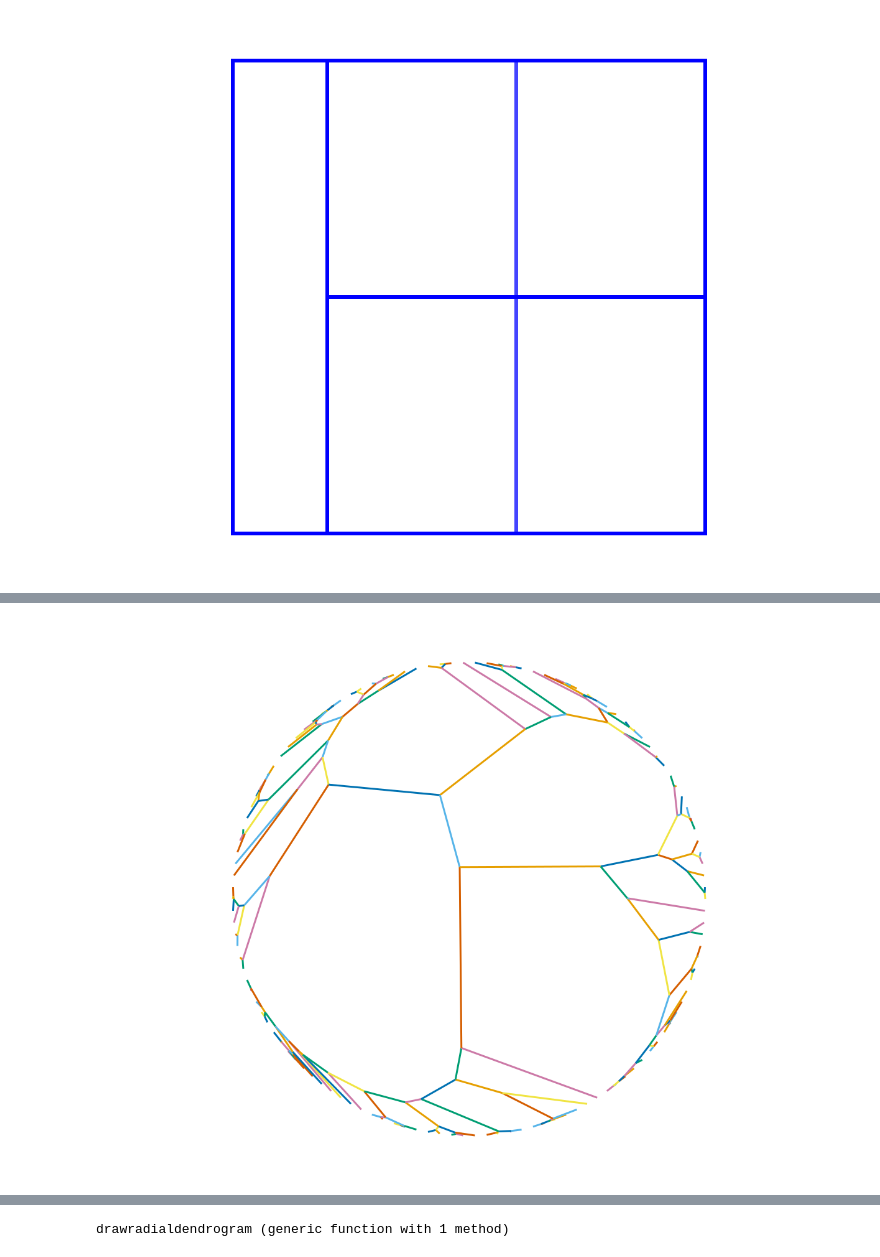
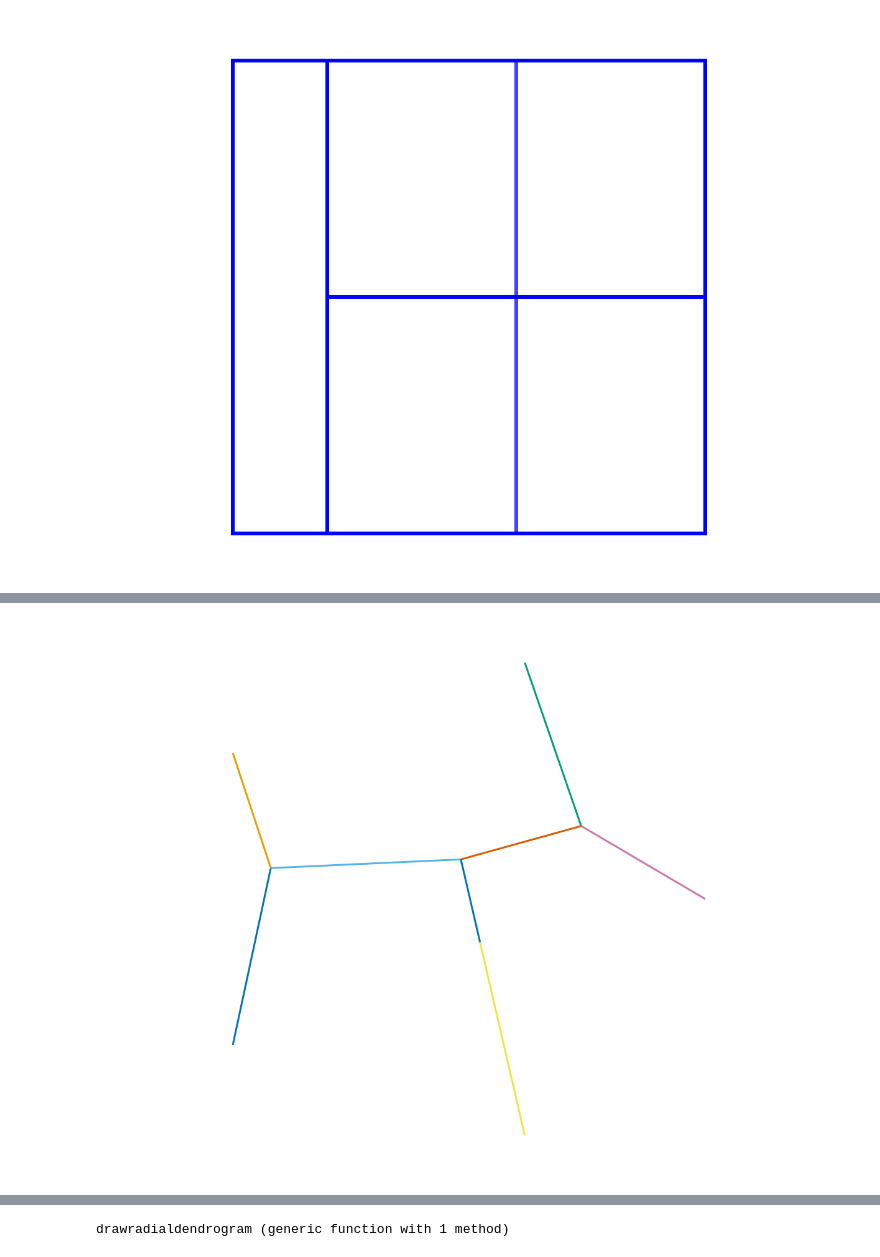
Before and after one commit to romanamo/PhyloPlot, a Jupyter notebook: demo/test.ipynb, the cells around one changed output, grey strips where cells are left out. Drawn from its saved outputs; the diff is of its cells as text; code cells hidden in the pictures.

```diff
--- a/demo/test.ipynb
+++ b/demo/test.ipynb
@@ -39,14 +68,14 @@ current_figure()
 # %%
 f = Figure()
 ax = Axis(f[1,1])
 ax.aspect = 1
 hidedecorations!(ax)
 hidespines!(ax)
-drawbarycentrictree(complex)
+drawbarycentrictree(simple)
 
 current_figure()
 # %% [output]
-[figure, old version]
+[figure, new version]
 # %%
 f = Figure()
 ax = Axis(f[1,1])
```
Also changed, not shown: parts of 5 cells of this notebook, 2 other files.
